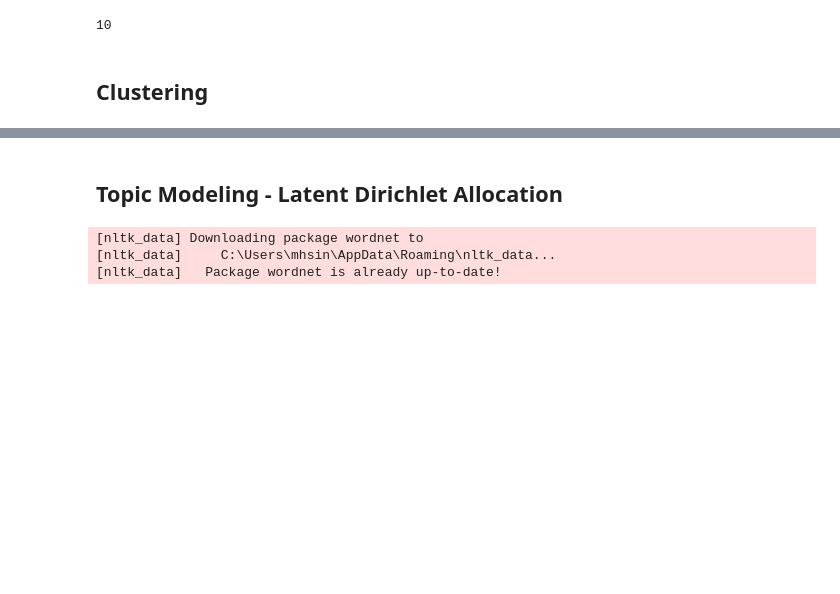
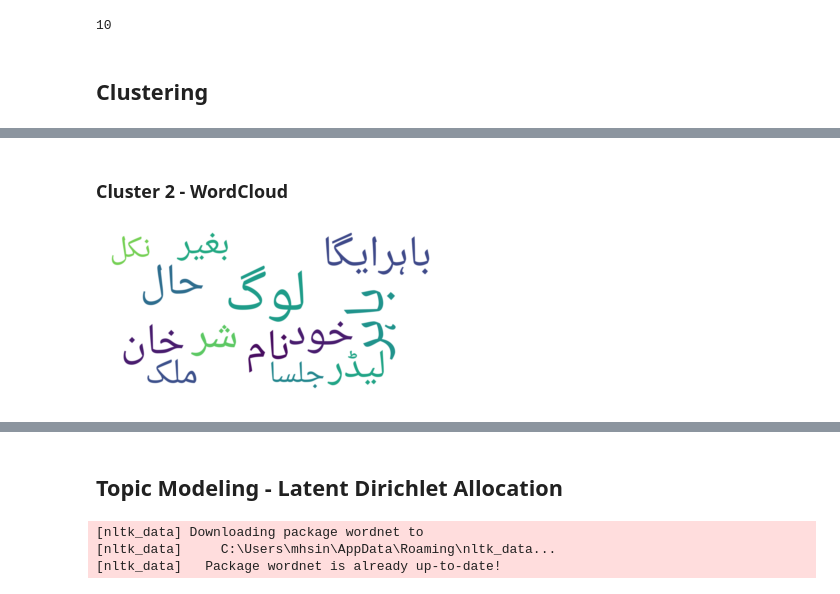
Before and after one commit to marxbilal/FYP---Tajziya-, a Jupyter notebook: Python NLP/Hamraj - Final-Clustering.ipynb, the cells around one changed output, grey strips where cells are left out. Saved outputs shown, nothing was run; the diff lists cells and outputs as text; code cells hidden in the pictures; blank space fills up the shorter version.

```diff
--- a/Python NLP/Hamraj - Final-Clustering.ipynb
+++ b/Python NLP/Hamraj - Final-Clustering.ipynb
@@ -368,0 +359,7 @@ create_tag_cloud(preprocessed_splitdf)
+# %% [markdown]
+### Cluster 2 - WordCloud
+# %%
+cluster2_text = " ".join(tweet for tweet in preprocessed_clusters[1])
+generate_word_cloud(cluster2_text)
+# %% [output]
+[figure, added]
```
Also changed, not shown: parts of 18 cells of this notebook.
